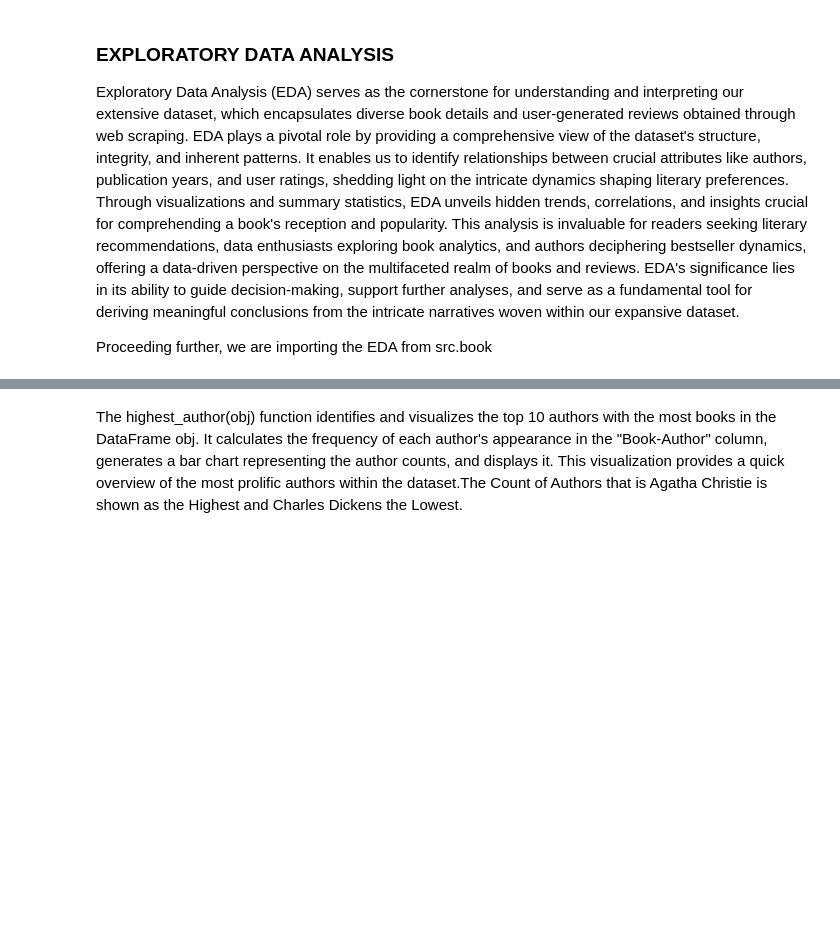
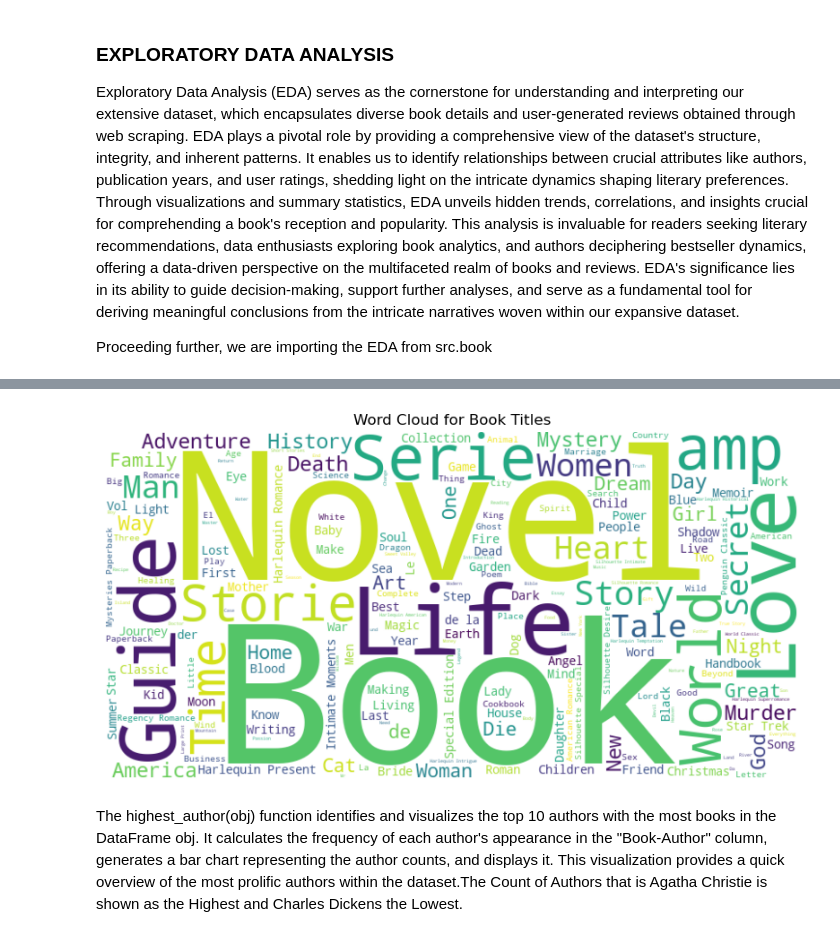
Before and after one commit to nikkirastogi/Exploring-the-World-of-Books, a Jupyter notebook: books_and_reviews.ipynb, the cells around one changed output, grey strips where cells are left out. Drawn from its saved outputs; the diff is of its cells as text; code cells hidden in the pictures; blank space fills up the shorter version.

```diff
--- a/books_and_reviews.ipynb
+++ b/books_and_reviews.ipynb
@@ -183,3 +176,7 @@ from src.book_review import eda
+# %%
+book_eda.EdaAnalysis.word_cloud(obj)
+# %% [output]
+[figure, added]
 # %% [markdown]
 The highest_author(obj) function identifies and visualizes the top 10 authors with the most books in the DataFrame obj. It calculates the frequency of each author's appearance in the "Book-Author" column, generates a bar chart representing the author counts, and displays it. This visualization provides a quick overview of the most prolific authors within the dataset.The Count of Authors that is Agatha Christie is shown as the Highest and Charles Dickens the Lowest.
 # %%
```
Also changed, not shown: parts of 35 cells of this notebook, 2 other files.
